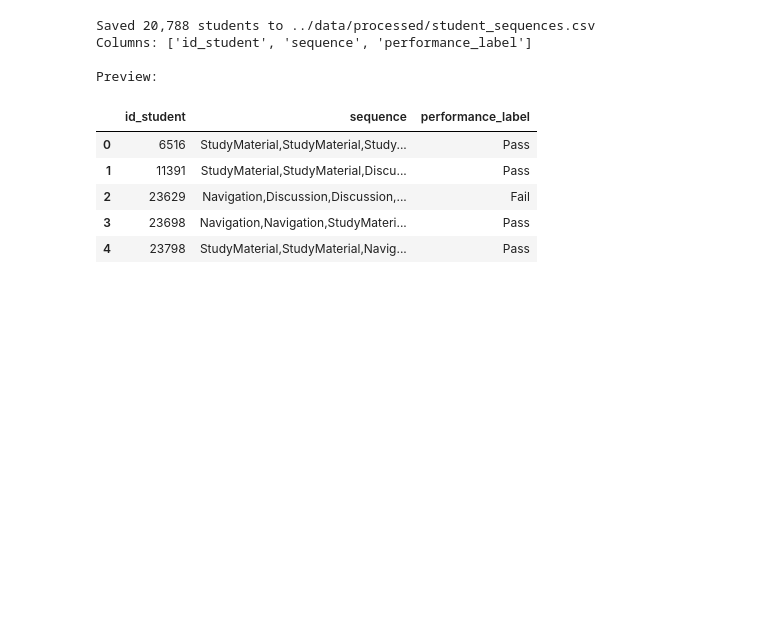
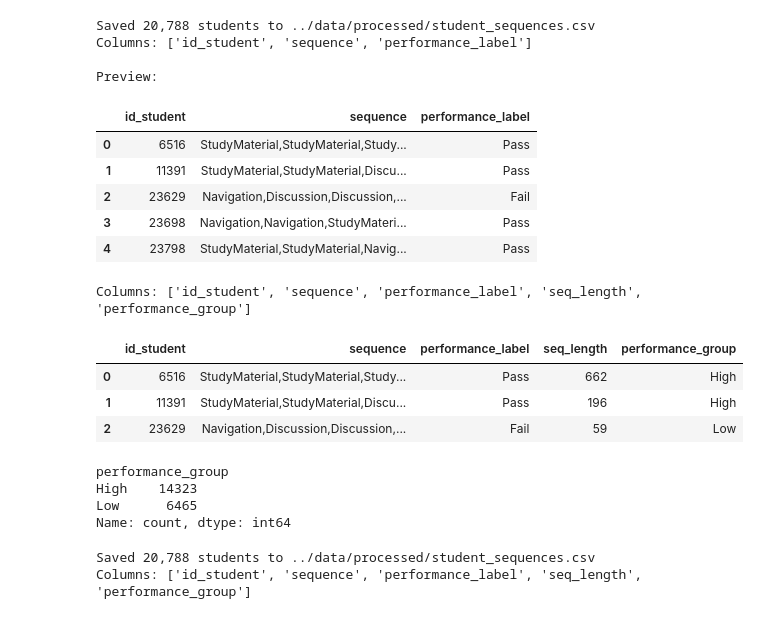
Before and after one commit to Samridhaa-28/lms-sequence-performance-prediction, a Jupyter notebook: notebooks/sequence_construction.ipynb, the cells around one changed output. Saved outputs shown, nothing was run; the diff lists cells and outputs as text; code cells hidden in the pictures; blank space fills up the shorter version.

```diff
--- a/notebooks/sequence_construction.ipynb
+++ b/notebooks/sequence_construction.ipynb
@@ -292,3 +310,36 @@ Preview:
 | 2 | 23629 | Navigation,Discussion,Discussion,... | Fail |
 | 3 | 23698 | Navigation,Navigation,StudyMateri... | Pass |
 | 4 | 23798 | StudyMaterial,StudyMaterial,Navig... | Pass |
+# %%
+# Cell 1
+from sequence_builder import apply_performance_grouping
+
+student_sequences = apply_performance_grouping(student_sequences)
+print("Columns:", student_sequences.columns.tolist())
+student_sequences.head(3)
+# %% [output]
+Columns: ['id_student', 'sequence', 'performance_label', 'seq_length', 'performance_group']
+|  | id_student | sequence | performance_label | seq_length | performance_group |
+| 0 | 6516 | StudyMaterial,StudyMaterial,Study... | Pass | 662 | High |
+| 1 | 11391 | StudyMaterial,StudyMaterial,Discu... | Pass | 196 | High |
+| 2 | 23629 | Navigation,Discussion,Discussion,... | Fail | 59 | Low |
+# %%
+# Cell 2
+group_counts = student_sequences["performance_group"].value_counts()
+print(group_counts)
+# %% [output]
+performance_group
+High    14323
+Low      6465
+Name: count, dtype: int64
+# %%
+# Cell 3 — Save
+output_path = "../data/processed/student_sequences.csv"
+student_sequences[["id_student", "sequence", "performance_label", "performance_group"]].to_csv(
+    output_path, index=False
+)
+print(f"Saved {len(student_sequences):,} students to {output_path}")
+print(f"Columns: {student_sequences.columns.tolist()}")
+# %% [output]
+Saved 20,788 students to ../data/processed/student_sequences.csv
+Columns: ['id_student', 'sequence', 'performance_label', 'seq_length', 'performance_group']
```
Also changed, not shown: parts of 1 cell of this notebook, 6 other files.
